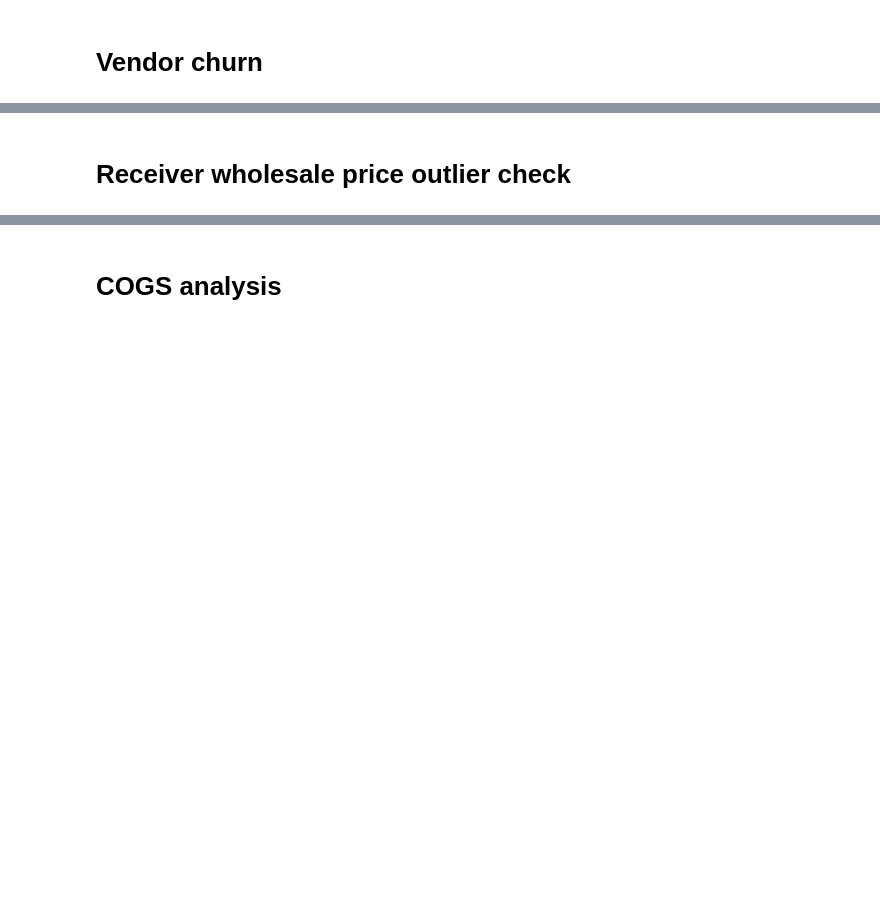
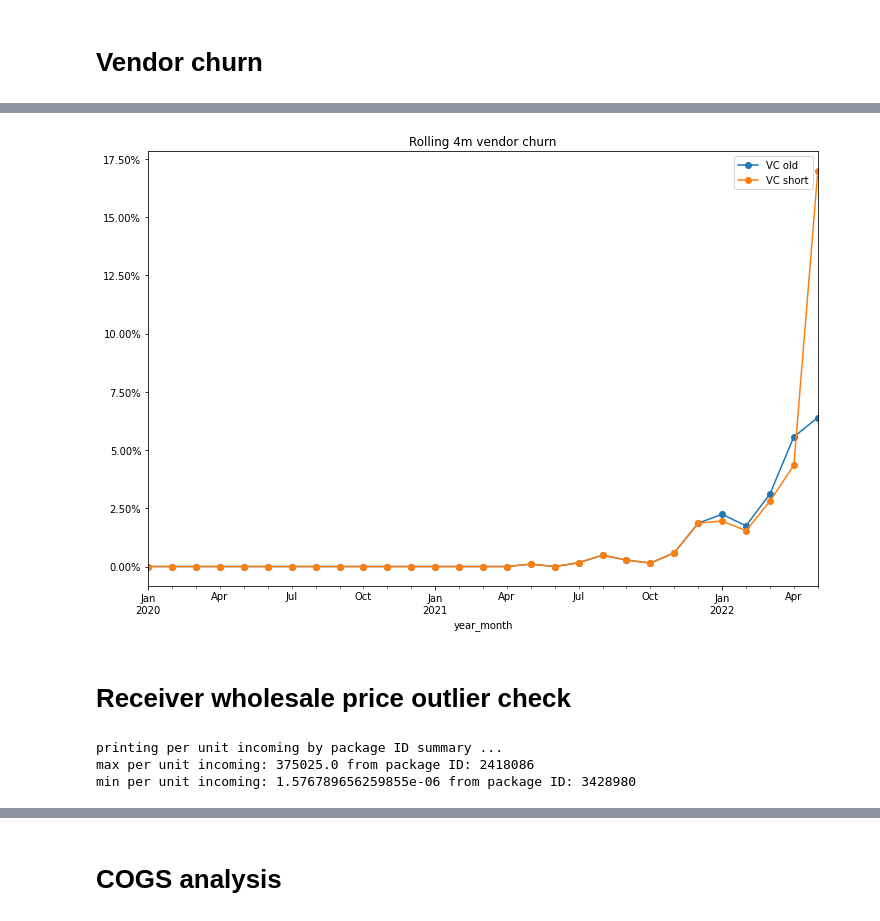
Before and after one commit to warrenshen/platform, a Jupyter notebook: services/api-server/notebooks/analysis/Monthly_Client_Surveillance.ipynb, the cells around one changed output, grey strips where cells are left out. Saved outputs shown, nothing was run; the diff lists cells and outputs as text; code cells hidden in the pictures; blank space fills up the shorter version.

```diff
--- a/services/api-server/notebooks/analysis/Monthly_Client_Surveillance.ipynb
+++ b/services/api-server/notebooks/analysis/Monthly_Client_Surveillance.ipynb
@@ -39,9 +39,9 @@ from bespoke.inventory.analysis import inventory_valuations_util as valuations_u
 # %%
 from underwriting import client_surveillance_jupyter
 # %%
-COMPANY_IDENTIFIER = ['GF']
-TRANSFER_PACKAGES_START_DATE = '2021-01-01'
-SALES_TRANSACTIONS_START_DATE = '2021-01-01'
+COMPANY_IDENTIFIER = ['LEG']
+TRANSFER_PACKAGES_START_DATE = '2020-01-01'
+SALES_TRANSACTIONS_START_DATE = '2020-01-01'
 # %%
 #fetch download report and lisences
 company_licenses_query = create_queries.create_company_licenses_query(COMPANY_IDENTIFIER)
@@ -279,14 +401,20 @@ churn_short
 # %%
 ax = churn['%_inactive'].plot(marker = 'o',figsize = (12,8),label = 'VC old')
-ax = churn_sj_short['%_inactive'].plot(marker = 'o',figsize = (12,8),label = 'VC short')
+ax = churn_short['%_inactive'].plot(marker = 'o',figsize = (12,8),label = 'VC short')
 vals = ax.get_yticks()
 ax.set_yticklabels(['{:,.2%}'.format(x) for x in vals])
 ax = plt.title('Rolling 4m vendor churn')
 ax = plt.legend()
+# %% [output]
+[figure, added]
 # %% [markdown]
 # Receiver wholesale price outlier check
 # %%
 per_unit_incoming_package_sort,per_unit_incoming_product_sort = client_surveillance_jupyter.check_per_unit_incoming(company_incoming_transfer_packages_dataframe)
+# %% [output]
+printing per unit incoming by package ID summary ...
+max per unit incoming: 375025.0 from package ID: 2418086
+min per unit incoming: 1.576789656259855e-06 from package ID: 3428980
 # %%
 # top 5
 print('Top 5 per unit incoming packages')
```
Also changed, not shown: parts of 58 cells of this notebook, 3 other files.
